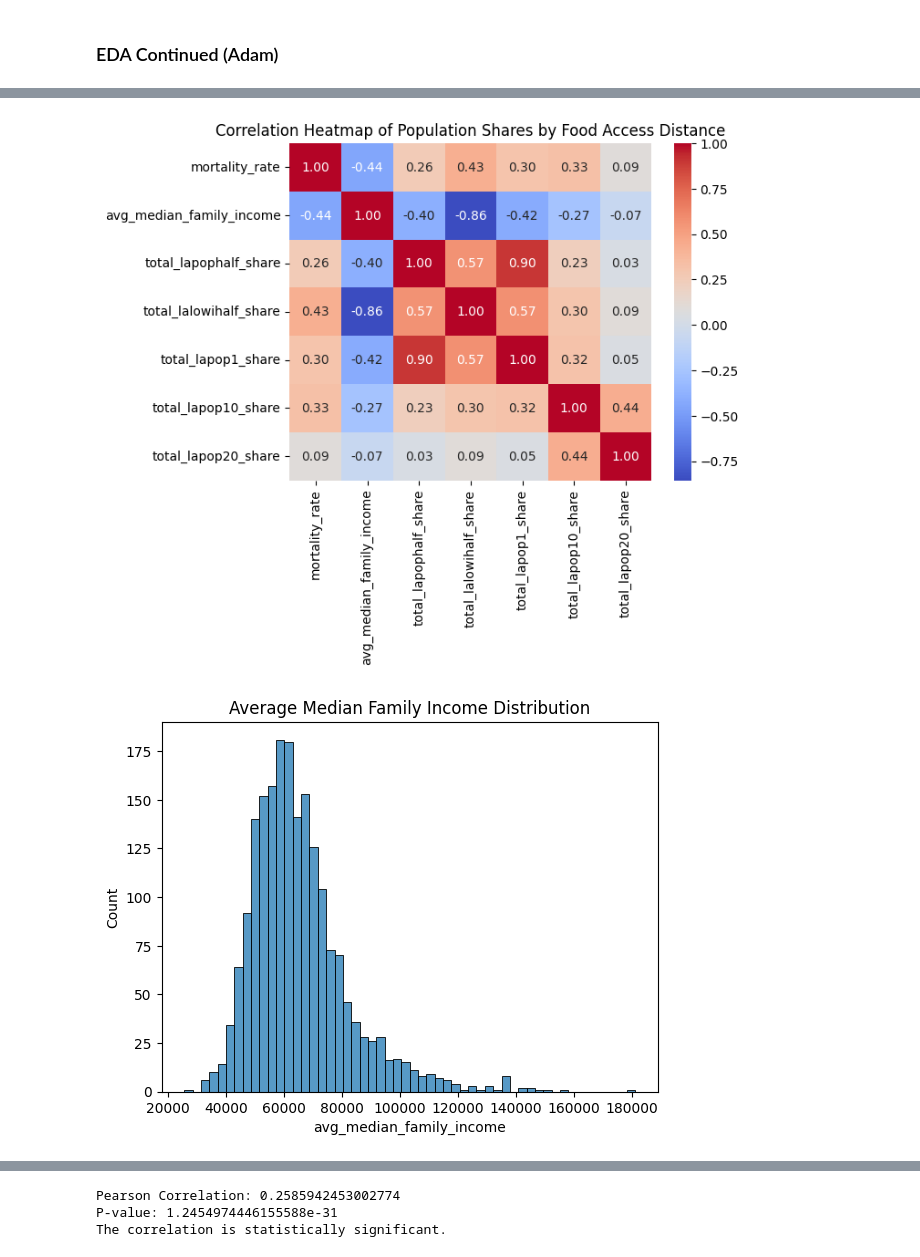
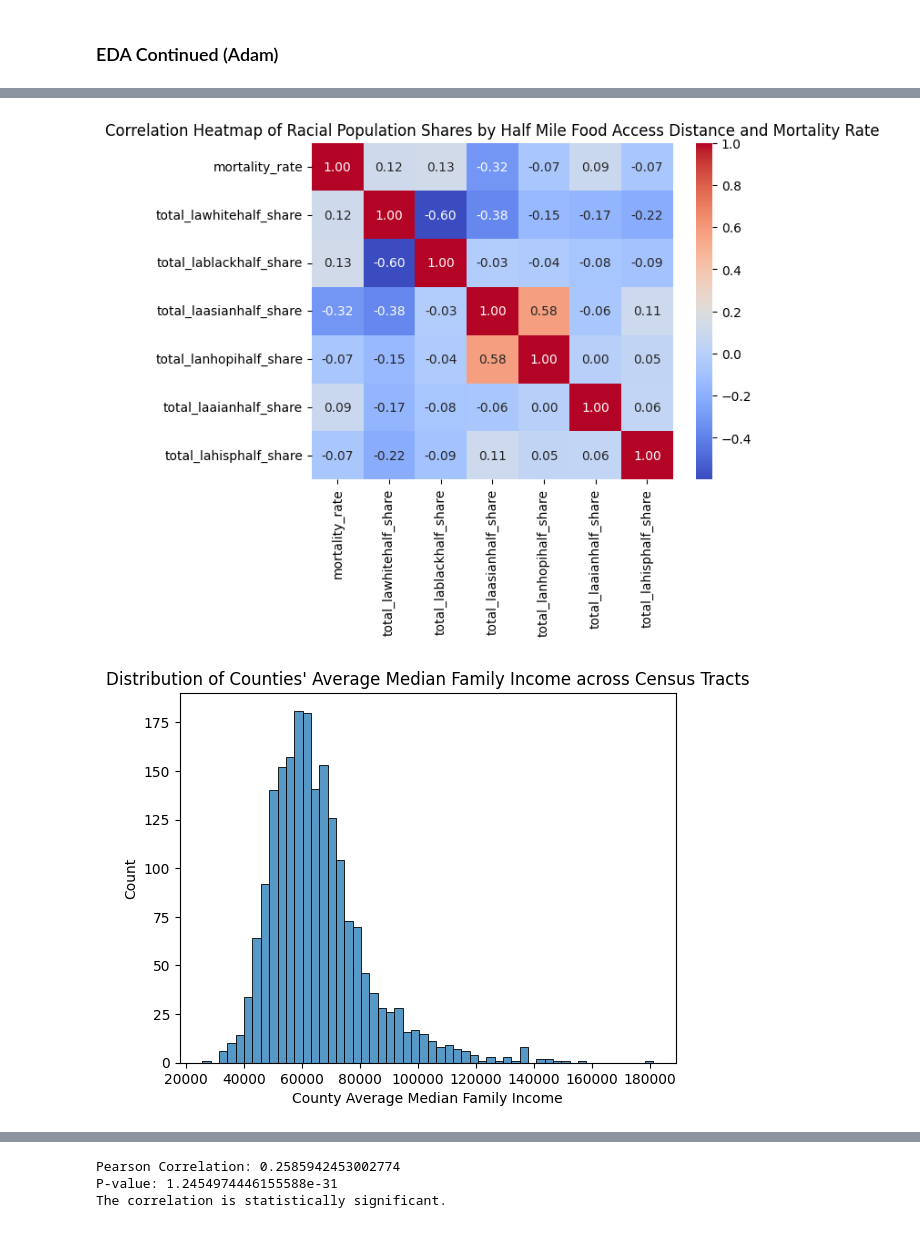
Before and after one commit to marklee4823/math189_project, a Jupyter notebook: Notebook.ipynb, the cells around one changed output, grey strips where cells are left out. Drawn from its saved outputs; the diff is of its cells as text; code cells hidden in the pictures.

```diff
--- a/Notebook.ipynb
+++ b/Notebook.ipynb
@@ -522,16 +523,18 @@ plt.show()
 # %%
-relevant_columns = ['mortality_rate', 'avg_median_family_income',
-                     'total_lapophalf_share', 'total_lalowihalf_share', 'total_lapop1_share', 'total_lapop10_share', 'total_lapop20_share']
+relevant_columns = ['mortality_rate', 'total_lawhitehalf_share', 'total_lablackhalf_share',
+                    'total_laasianhalf_share', 'total_lanhopihalf_share', 'total_laaianhalf_share',
+                    'total_lahisphalf_share']
 sns.heatmap(df_cleaned[relevant_columns].corr(), annot=True, cmap='coolwarm',fmt='.2f')
-plt.title("Correlation Heatmap of Population Shares by Food Access Distance")
+plt.title("Correlation Heatmap of Racial Population Shares by Half Mile Food Access Distance and Mortality Rate")
 plt.show()
 # %% [output]
-[figure, old version]
+[figure, new version]
 # %%
 sns.histplot(df_cleaned['avg_median_family_income'])
-plt.title('Average Median Family Income Distribution')
+plt.title("Distribution of Counties' Average Median Family Income across Census Tracts")
+plt.xlabel('County Average Median Family Income')
 plt.show()
 # %% [output]
-[figure, old version]
+[figure, new version]
 # %%
 sns.histplot(df_cleaned['mortality_rate'])
```
Also changed, not shown: parts of 7 cells of this notebook.
